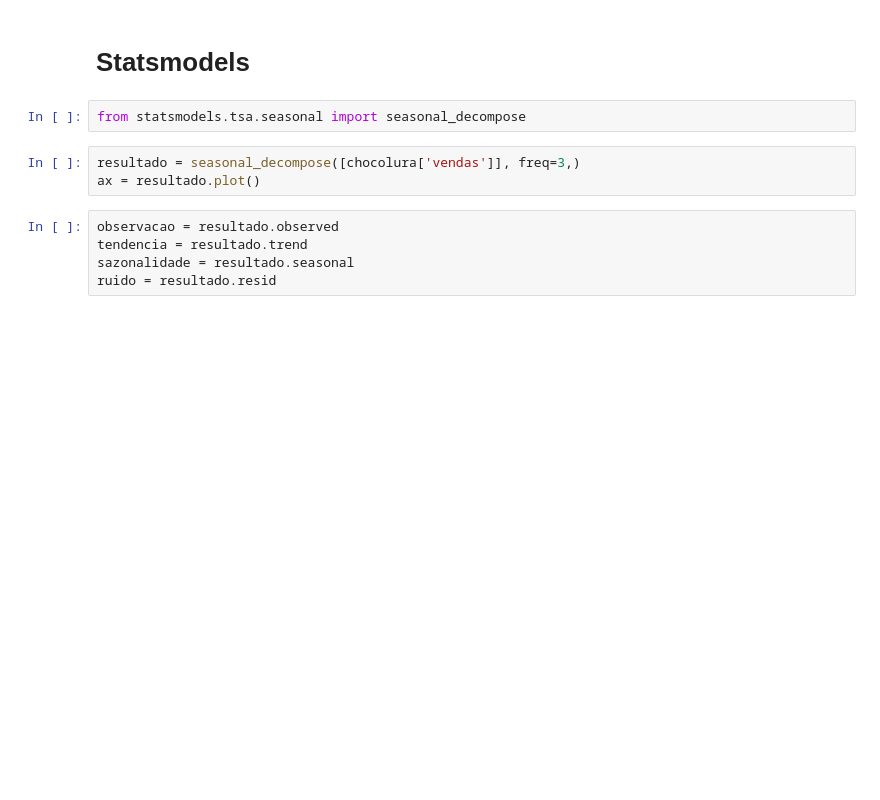
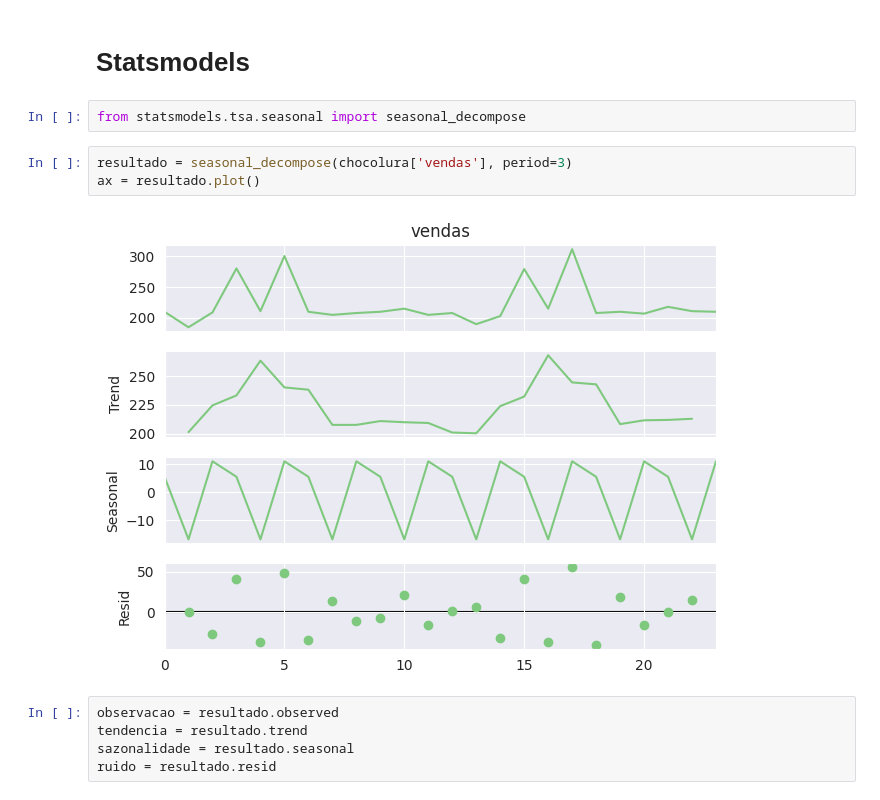
Before and after one commit to devluz2023/serie_temporal, a Jupyter notebook: serie.ipynb, the cells around one changed output. Cells and saved outputs as stored; diff of their text form; blank space fills up the shorter version.

```diff
--- a/serie.ipynb
+++ b/serie.ipynb
@@ -334,8 +498,10 @@ ax = ax
 # %%
 from statsmodels.tsa.seasonal import seasonal_decompose
 # %%
-resultado = seasonal_decompose([chocolura['vendas']], freq=3,)
+resultado = seasonal_decompose(chocolura['vendas'], period=3)
 ax = resultado.plot()
+# %% [output]
+[figure, added]
 # %%
 observacao = resultado.observed
 tendencia = resultado.trend
```
Also changed, not shown: parts of 50 cells of this notebook.
